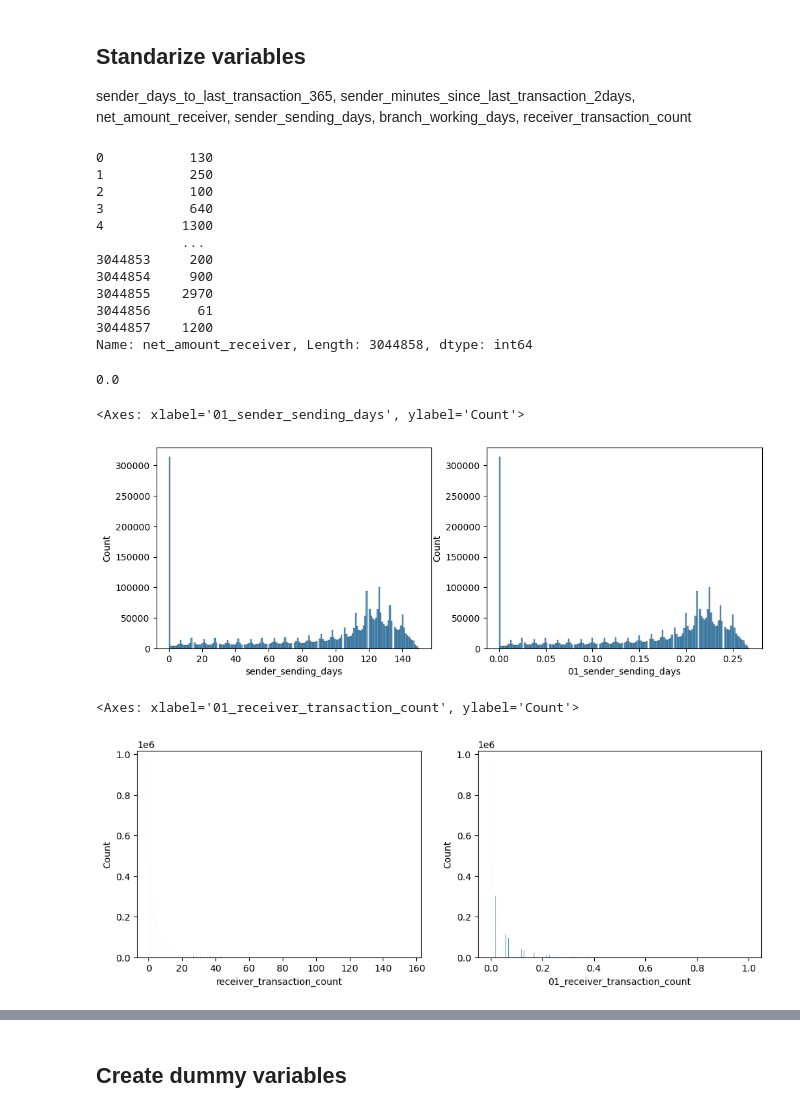
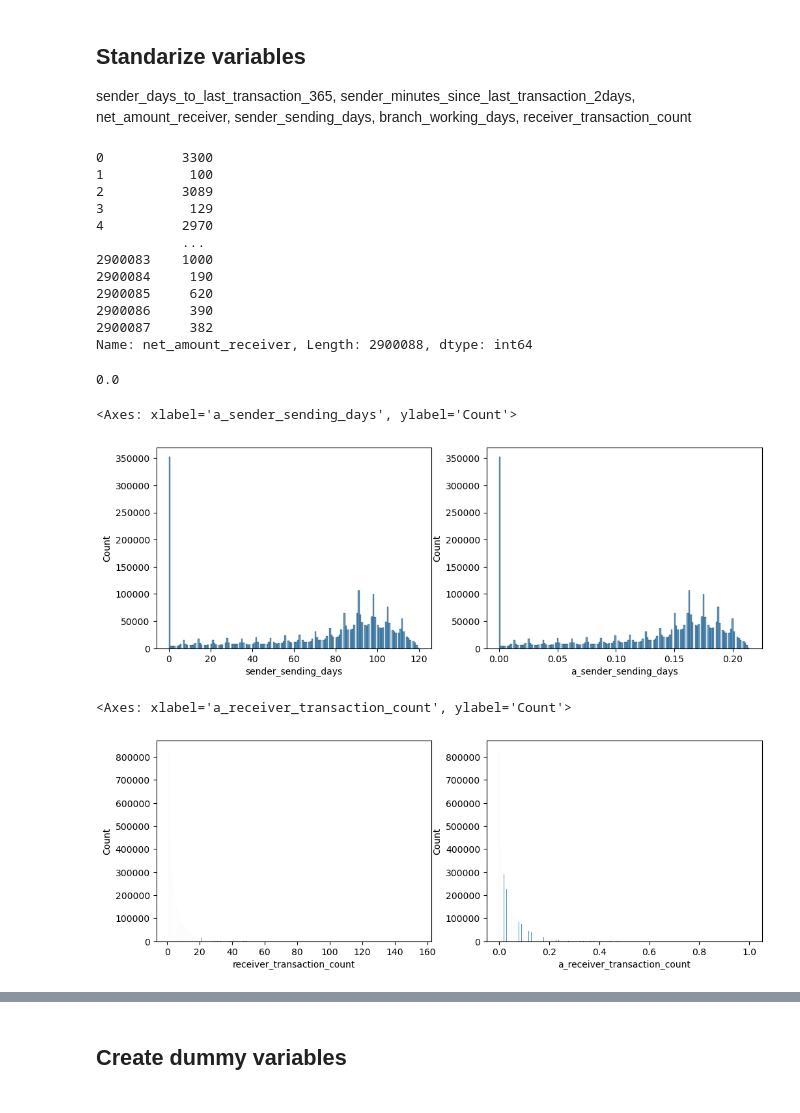
Before and after one commit to Magdaorozco644/ModelosAIm-dev, a Jupyter notebook: Analytics/5.Fraud/01-InputModel-NewVar.ipynb, the cells around one changed output, grey strips where cells are left out. Drawn from its saved outputs; the diff is of its cells as text; code cells hidden in the pictures.

```diff
--- a/Analytics/5.Fraud/01-InputModel-NewVar.ipynb
+++ b/Analytics/5.Fraud/01-InputModel-NewVar.ipynb
@@ -74,7 +71,7 @@ conn = connect(s3_staging_dir=f'{bucket_name}queryresults/',
                region_name='us-east-1')
 
 # Month of data to name the parket file that will be stored
-mes_data = '202405' #812 secs
+mes_data = '202404' #812 secs
 #Set to one for creating files for test and zero for train
 archivo_test = 1
 
@@ -93,7 +90,7 @@ abt.id_state_receiver, abt.id_city_receiver, abt.bank_receiver, abt.branch_trans
 abt.branch_has_fraud, abt.receiver_has_fraud, abt.branch_trans_40min, abt.branch_trans_10min, abt.cash_pick_up_40min,
 abt.location_nro_fraud, abt.sender_trans_3m, abt.range_hist, abt.sender_nro_fraud ,  receiver_transaction_count
 from analytics.abt_data_fraud  abt
-where date_receiver between cast('2024-05-01' as date) and cast('2024-05-31' as date);''', conn)
+where date_trunc('DAY',date_receiver) between cast('2024-04-01' as date) and cast('2024-04-30' as date);''', conn)
 
 #Bring percentil table for data standarization
 df_perc = pd.read_sql('''select * from analytics.percentiles_variables;''', conn)
@@ -180,17 +177,17 @@ df_ABT['hour_receiver'] = df_ABT['date_receiver'].dt.hour
 df_ABT['day_name_receiver'] = df_ABT['date_receiver'].dt.weekday
 # %%
 #If transaction is to Mexico
-df_ABT['01_isMexico'] = (df_ABT['id_country_receiver_claim'].str.strip() =='MEX')
+df_ABT['a_isMexico'] = (df_ABT['id_country_receiver_claim'].str.strip() =='MEX')
 #If sender state is the same as branch state
-df_ABT['01_sender_branch_state'] = (df_ABT['sender_state'].str.strip() == df_ABT['id_state'].str.strip())
+df_ABT['a_sender_branch_state'] = (df_ABT['sender_state'].str.strip() == df_ABT['id_state'].str.strip())
 #Variance with historical net_amount_receiver for sender
-df_ABT['01_var_range_hist'] = df_ABT['net_amount_receiver'].astype(float) / df_ABT['range_hist']
+df_ABT['a_var_range_hist'] = df_ABT['net_amount_receiver'].astype(float) / df_ABT['range_hist']
 #Whether receiver had fraud-not reliable
-df_ABT['01_receiver_fraud'] = (df_ABT['receiver_has_fraud']>0)
+df_ABT['a_receiver_fraud'] = (df_ABT['receiver_has_fraud']>0)
 #Whether branch/location/sender had fraud in the past
-df_ABT['01_branch_fraud'] = (df_ABT['branch_has_fraud']>0)
-df_ABT['01_location_fraud'] = (df_ABT['location_nro_fraud']>0)
-df_ABT['01_sender_fraud'] = (df_ABT['sender_nro_fraud']>0)
+df_ABT['a_branch_fraud'] = (df_ABT['branch_has_fraud']>0)
+df_ABT['a_location_fraud'] = (df_ABT['location_nro_fraud']>0)
+df_ABT['a_sender_fraud'] = (df_ABT['sender_nro_fraud']>0)
 # %%
 #replace nan with 0 (AGREGADO NUEVO)
 df_ABT['sender_minutes_since_last_transaction'] = df_ABT['sender_minutes_since_last_transaction'].fillna(0)
@@ -200,8 +197,8 @@ df_ABT['sender_days_to_last_transaction'] = df_ABT['sender_days_to_last_transact
 cash_payout = ['M','P','S'] #id_payout for Cash Pick-up
 bankdp_payout =['C','N','X','T'] #id_payout for Bank Deposit
 
-df_ABT['01_isCashPick'] = df_ABT.id_payout.isin(cash_payout)
-df_ABT['01_isBankDep'] = df_ABT.id_payout.isin(bankdp_payout)
+df_ABT['a_isCashPick'] = df_ABT.id_payout.isin(cash_payout)
+df_ABT['a_isBankDep'] = df_ABT.id_payout.isin(bankdp_payout)
 #df_ABT[['01_isCashPick','id_payout','01_isBankDep']]
 # %%
 #Count days to last transaction only for one year and if dummy variable if not
@@ -240,18 +237,18 @@ df_ABT['sender_sending_days']
 df_ABT['branch_working_days']
 df_ABT['net_amount_receiver']
 # %% [output]
-0           130
-1           250
-2           100
-3           640
-4          1300
+0          3300
+1           100
+2          3089
+3           129
+4          2970
            ...
-3044853     200
-3044854     900
-3044855    2970
-3044856      61
-3044857    1200
-Name: net_amount_receiver, Length: 3044858, dtype: int64
+2900083    1000
+2900084     190
+2900085     620
+2900086     390
+2900087     382
+Name: net_amount_receiver, Length: 2900088, dtype: int64
 # %%
 df_ABT.loc[np.isnan(df_ABT.receiver_transaction_count),'receiver_transaction_count'] = 0
 df_ABT.loc[np.isnan(df_ABT.branch_working_days),'branch_working_days'] = 0
@@ -273,7 +270,7 @@ mn = int(mn)
 #mn = 0
 
 
-df_ABT['01_net_amount_receiver'] = scale_percentils(df_ABT['net_amount_receiver'].astype(int), mn, Mx, 0)
+df_ABT['a_net_amount_receiver'] = scale_percentils(df_ABT['net_amount_receiver'].astype(int), mn, Mx, 0)
 
 
 Mx = df_perc.loc[(df_perc['variable']=='receiver_transaction_count') & (df_perc['ptile']==99),'max'].item()
@@ -282,7 +279,7 @@ mn = df_perc.loc[(df_perc['variable']=='receiver_transaction_count') & (df_perc[
 Mx = int(Mx)
 mn = int(mn)
 
-df_ABT['01_receiver_transaction_count'] = scale_percentils(df_ABT['receiver_transaction_count'].astype(int), mn, Mx, 0)
+df_ABT['a_receiver_transaction_count'] = scale_percentils(df_ABT['receiver_transaction_count'].astype(int), mn, Mx, 0)
 
 Mx = df_perc.loc[(df_perc['variable']=='sender_sending_days') & (df_perc['ptile']==99),'max'].item()
 mn = df_perc.loc[(df_perc['variable']=='sender_sending_days') & (df_perc['ptile']==1),'min'].item()
@@ -292,43 +289,43 @@ mn = int(mn)
 #Mx = 500
 #mn = 0
 
-df_ABT['01_sender_sending_days'] = scale_percentils(df_ABT['sender_sending_days'], mn, Mx, 0)
+df_ABT['a_sender_sending_days'] = scale_percentils(df_ABT['sender_sending_days'], mn, Mx, 0)
 
 
 Mx = 2880
 mn = 0
-df_ABT['01_sender_minutes_since_last_transaction_2days'] = scale_percentils(df_ABT['sender_minutes_since_last_transaction_2days'], mn, Mx, 0)
+df_ABT['a_sender_minutes_since_last_transaction_2days'] = scale_percentils(df_ABT['sender_minutes_since_last_transaction_2days'], mn, Mx, 0)
 
 Mx = 1440
 mn = 0
-df_ABT['01_sender_minutes_since_last_transaction_1day'] = scale_percentils(df_ABT['sender_minutes_since_last_transaction_1day'], mn, Mx, 0)
+df_ABT['a_sender_minutes_since_last_transaction_1day'] = scale_percentils(df_ABT['sender_minutes_since_last_transaction_1day'], mn, Mx, 0)
 
 Mx = 365
 mn = 0
-df_ABT['01_sender_days_to_last_transaction_365'] = scale_percentils(df_ABT['sender_days_to_last_transaction_365'].abs(), mn, Mx, 0)
+df_ABT['a_sender_days_to_last_transaction_365'] = scale_percentils(df_ABT['sender_days_to_last_transaction_365'].abs(), mn, Mx, 0)
 
 Mx = 7*30
 mn = 0
-df_ABT['01_sender_days_to_last_transaction_7m'] = scale_percentils(df_ABT['sender_days_to_last_transaction_7m'].abs(), mn, Mx, 0)
+df_ABT['a_sender_days_to_last_transaction_7m'] = scale_percentils(df_ABT['sender_days_to_last_transaction_7m'].abs(), mn, Mx, 0)
 
 Mx = 24
 mn = 0
-df_ABT['01_hour_receiver'] = scale_percentils(df_ABT['hour_receiver'], mn, Mx, 0)
+df_ABT['a_hour_receiver'] = scale_percentils(df_ABT['hour_receiver'], mn, Mx, 0)
 # %%
 fig, axs = plt.subplots(1,2,figsize = (12, 4))
 sns.histplot(data=df_ABT, x="sender_sending_days", ax = axs[0])
-sns.histplot(data=df_ABT, x="01_sender_sending_days", ax = axs[1])
+sns.histplot(data=df_ABT, x="a_sender_sending_days", ax = axs[1])
 # %% [output]
-<Axes: xlabel='01_sender_sending_days', ylabel='Count'>
+<Axes: xlabel='a_sender_sending_days', ylabel='Count'>
-[figure, old version]
+[figure, new version]
 # %%
 #df_ABT['receiver_transaction_count'] = df_ABT['receiver_transaction_count'].astype(int)
 fig, axs = plt.subplots(1,2,figsize = (12, 4))
 sns.histplot(data=df_ABT, x="receiver_transaction_count", ax = axs[0])
-sns.histplot(data=df_ABT, x="01_receiver_transaction_count", ax = axs[1])
+sns.histplot(data=df_ABT, x="a_receiver_transaction_count", ax = axs[1])
 # %% [output]
-<Axes: xlabel='01_receiver_transaction_count', ylabel='Count'>
+<Axes: xlabel='a_receiver_transaction_count', ylabel='Count'>
-[figure, old version]
+[figure, new version]
 # %%
 fig, axs = plt.subplots(1,2,figsize = (12, 4))
 sns.histplot(data=df_ABT, x="sender_days_to_last_transaction_365", ax = axs[0])
```
Also changed, not shown: parts of 11 cells of this notebook, 4 other files.
